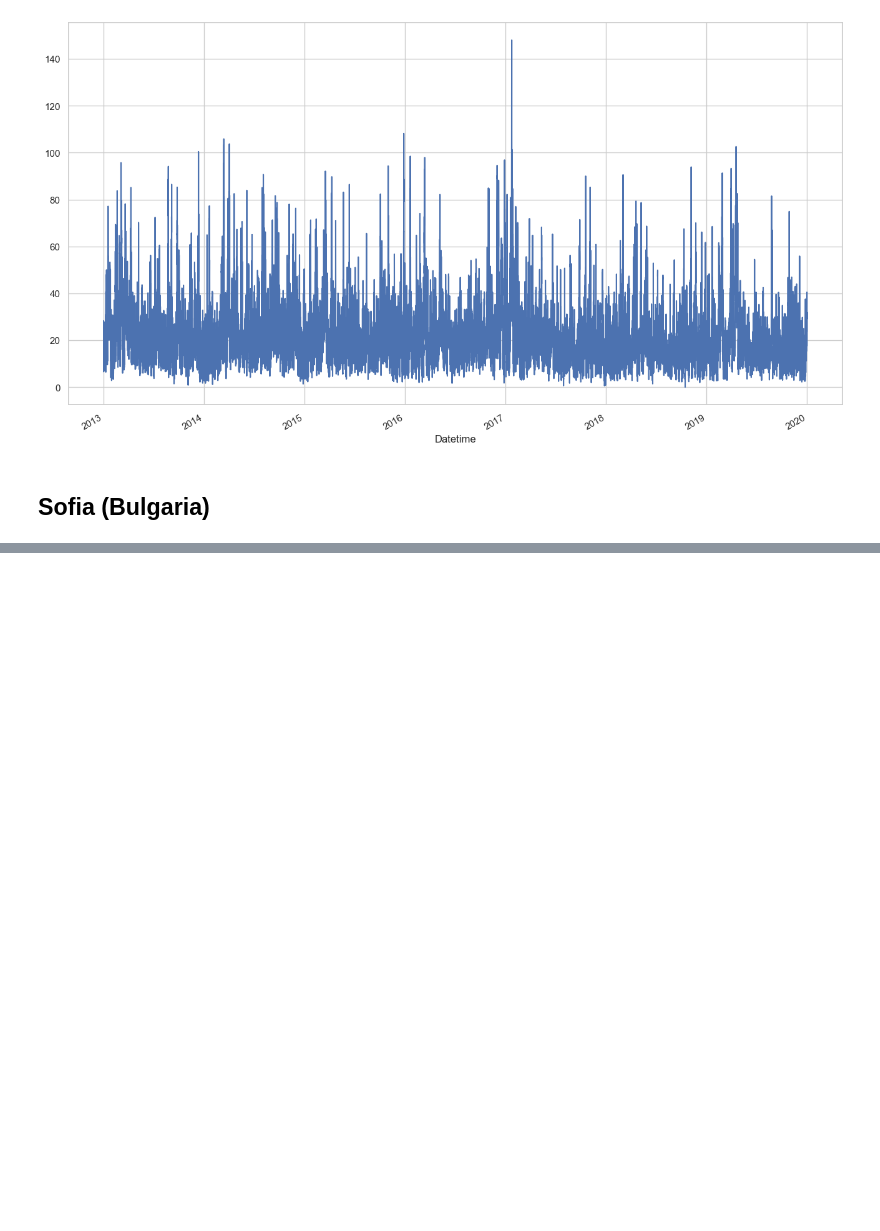
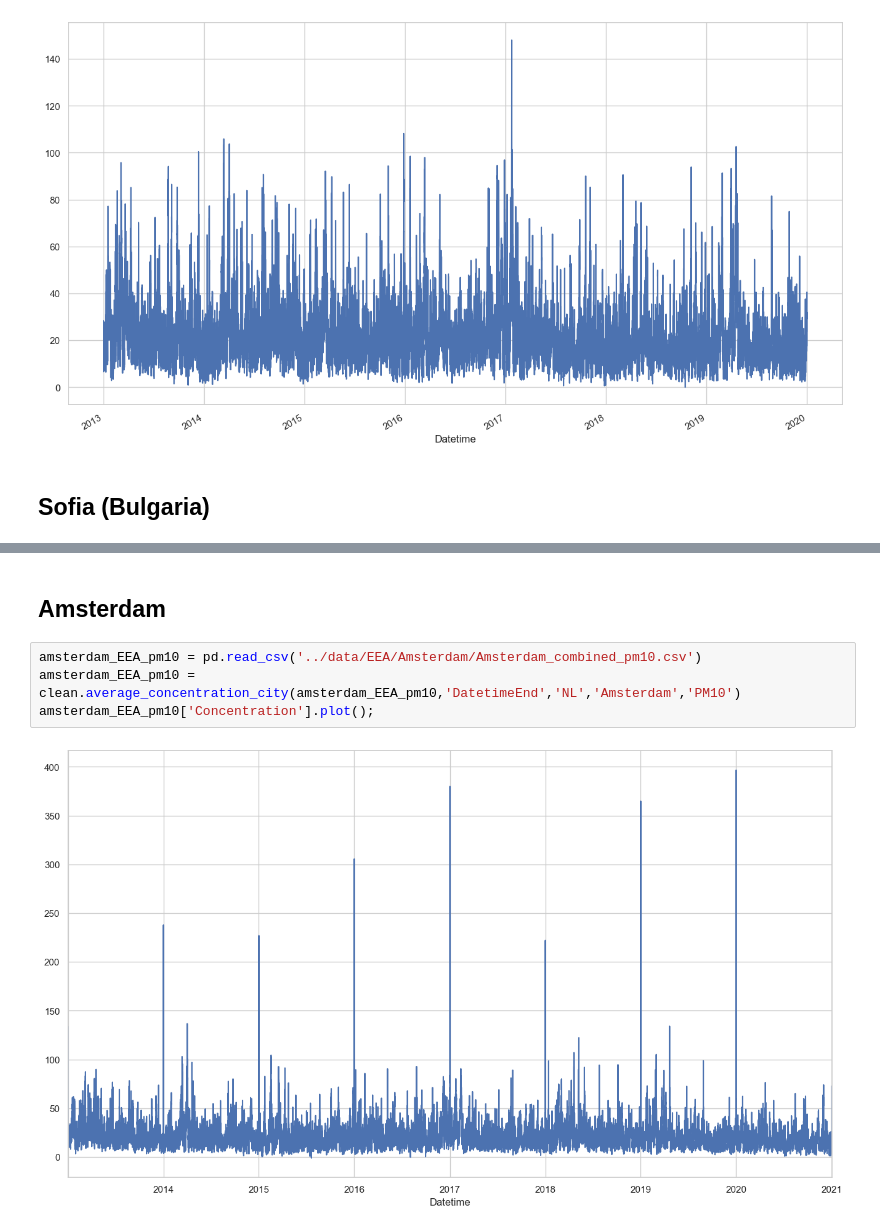
Before and after one commit to mplanasgit/Ironhack-Final-Project, a Jupyter notebook: src/EDA.ipynb, the cells around one changed output, grey strips where cells are left out. Cells and saved outputs as stored; diff of their text form; blank space fills up the shorter version.

```diff
--- a/src/EDA.ipynb
+++ b/src/EDA.ipynb
@@ -667,0 +704,8 @@ sofia_EEA_pm10['Concentration'].plot();
+# %% [markdown]
+## Amsterdam
+# %%
+amsterdam_EEA_pm10 = pd.read_csv('../data/EEA/Amsterdam/Amsterdam_combined_pm10.csv')
+amsterdam_EEA_pm10 = clean.average_concentration_city(amsterdam_EEA_pm10,'DatetimeEnd','NL','Amsterdam','PM10')
+amsterdam_EEA_pm10['Concentration'].plot();
+# %% [output]
+[figure, added]
```
Also changed, not shown: parts of 22 cells of this notebook, 3 other files.
